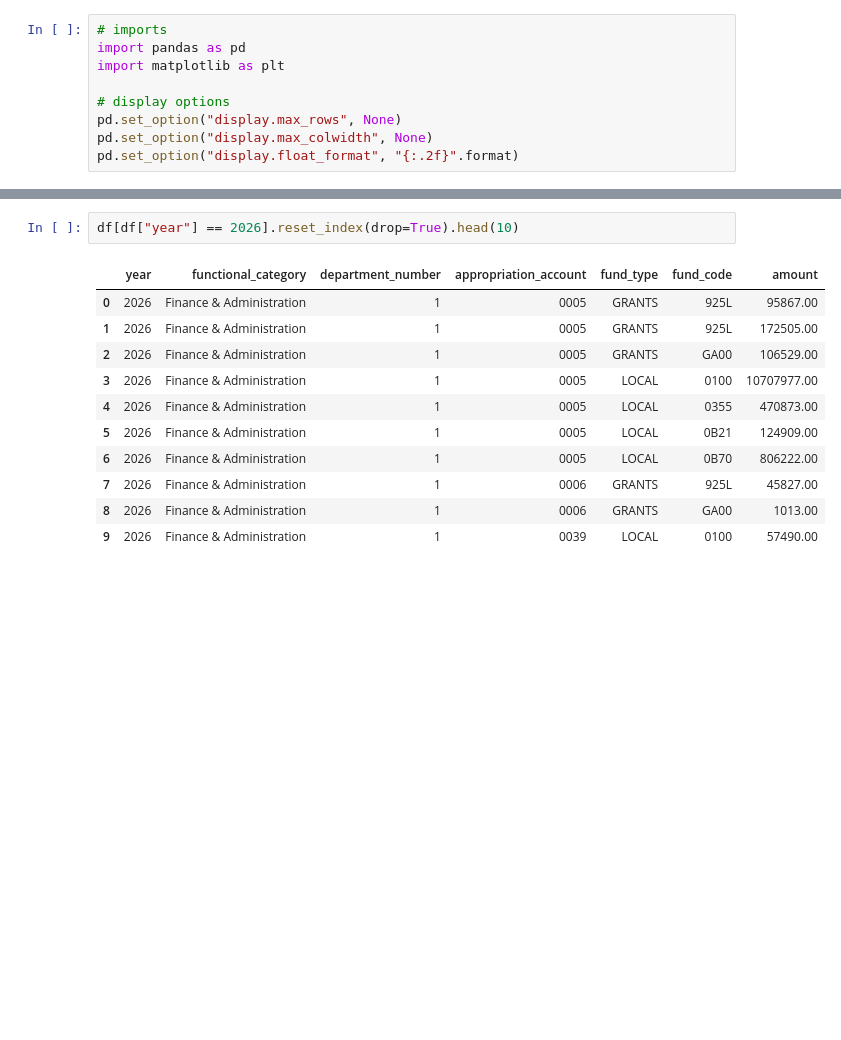
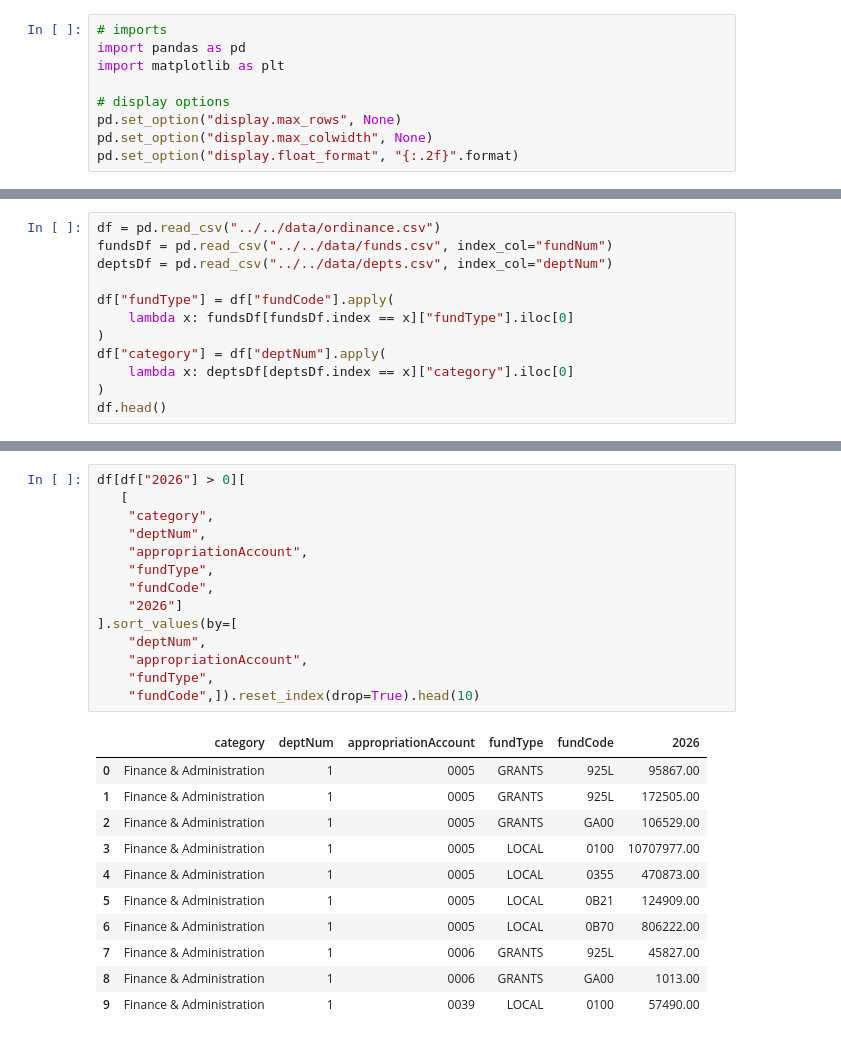
Before and after one commit to RamarkoB/chicago-budget, a Jupyter notebook: python/notebooks/explore.ipynb, the cells around one changed output, grey strips where cells are left out. Saved outputs shown, nothing was run; the diff lists cells and outputs as text; blank space fills up the shorter version.

```diff
--- a/python/notebooks/explore.ipynb
+++ b/python/notebooks/explore.ipynb
@@ -79,0 +39,12 @@ pd.DataFrame(
+# %%
+df = pd.read_csv("../../data/ordinance.csv")
+fundsDf = pd.read_csv("../../data/funds.csv", index_col="fundNum")
+deptsDf = pd.read_csv("../../data/depts.csv", index_col="deptNum")
+
+df["fundType"] = df["fundCode"].apply(
+    lambda x: fundsDf[fundsDf.index == x]["fundType"].iloc[0]
+)
+df["category"] = df["deptNum"].apply(
+    lambda x: deptsDf[deptsDf.index == x]["category"].iloc[0]
+)
+df.head()
@@ -95,14 +77,26 @@ for category in functionalCategories.unique():
 # %%
-df[df["year"] == 2026].reset_index(drop=True).head(10)
+df[df["2026"] > 0][
+   [
+    "category",
+    "deptNum",
+    "appropriationAccount",
+    "fundType",
+    "fundCode",
+    "2026"]
+].sort_values(by=[
+    "deptNum",
+    "appropriationAccount",
+    "fundType",
+    "fundCode",]).reset_index(drop=True).head(10)
 # %% [output]
-|  | year | functional_category | department_number | appropriation_account | fund_type | fund_code | amount |
-| 0 | 2026 | Finance & Administration | 1 | 0005 | GRANTS | 925L | 95867.00 |
-| 1 | 2026 | Finance & Administration | 1 | 0005 | GRANTS | 925L | 172505.00 |
-| 2 | 2026 | Finance & Administration | 1 | 0005 | GRANTS | GA00 | 106529.00 |
-| 3 | 2026 | Finance & Administration | 1 | 0005 | LOCAL | 0100 | 10707977.00 |
-| 4 | 2026 | Finance & Administration | 1 | 0005 | LOCAL | 0355 | 470873.00 |
-| 5 | 2026 | Finance & Administration | 1 | 0005 | LOCAL | 0B21 | 124909.00 |
-| 6 | 2026 | Finance & Administration | 1 | 0005 | LOCAL | 0B70 | 806222.00 |
-| 7 | 2026 | Finance & Administration | 1 | 0006 | GRANTS | 925L | 45827.00 |
-| 8 | 2026 | Finance & Administration | 1 | 0006 | GRANTS | GA00 | 1013.00 |
-| 9 | 2026 | Finance & Administration | 1 | 0039 | LOCAL | 0100 | 57490.00 |
+|  | category | deptNum | appropriationAccount | fundType | fundCode | 2026 |
+| 0 | Finance & Administration | 1 | 0005 | GRANTS | 925L | 95867.00 |
+| 1 | Finance & Administration | 1 | 0005 | GRANTS | 925L | 172505.00 |
+| 2 | Finance & Administration | 1 | 0005 | GRANTS | GA00 | 106529.00 |
+| 3 | Finance & Administration | 1 | 0005 | LOCAL | 0100 | 10707977.00 |
+| 4 | Finance & Administration | 1 | 0005 | LOCAL | 0355 | 470873.00 |
+| 5 | Finance & Administration | 1 | 0005 | LOCAL | 0B21 | 124909.00 |
+| 6 | Finance & Administration | 1 | 0005 | LOCAL | 0B70 | 806222.00 |
+| 7 | Finance & Administration | 1 | 0006 | GRANTS | 925L | 45827.00 |
+| 8 | Finance & Administration | 1 | 0006 | GRANTS | GA00 | 1013.00 |
+| 9 | Finance & Administration | 1 | 0039 | LOCAL | 0100 | 57490.00 |
```
Also changed, not shown: parts of 8 cells of this notebook, 3 other files.
